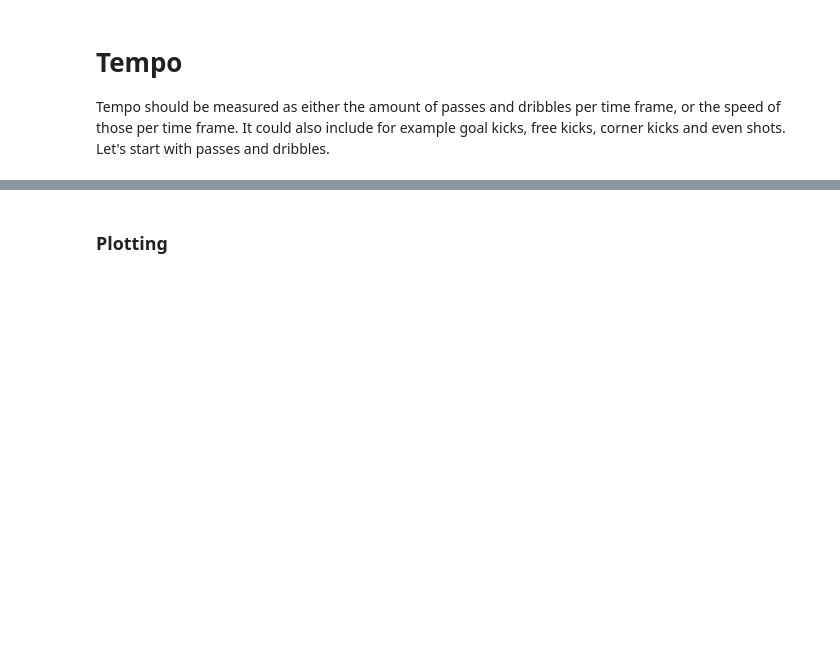
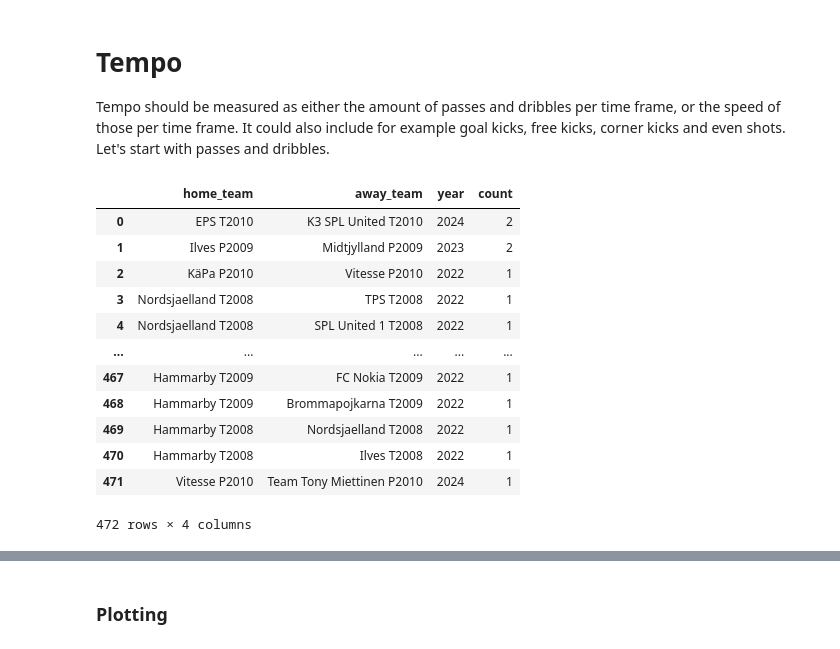
Before and after one commit to konstanyman/thesis_analysis, a Jupyter notebook: processing/tempo.ipynb, the cells around one changed output, grey strips where cells are left out. Cells and saved outputs as stored; diff of their text form; code cells hidden in the pictures; blank space fills up the shorter version.

```diff
--- a/processing/tempo.ipynb
+++ b/processing/tempo.ipynb
@@ -12,4 +12,22 @@ import numpy as np
 # %%
 # read data
 df = pd.read_csv('../data/timelines.csv')
+# %%
+# unique match pairs
+unique_match_ids = df['match_id'].unique()
+df[(df['match_id'].isin(unique_match_ids)) & (df['match_id'] != df['match_id'].shift(1))][['home_team', 'away_team', 'year']].value_counts().reset_index(name='count')
+# %% [output]
+|  | home_team | away_team | year | count |
+| 0 | EPS T2010 | K3 SPL United T2010 | 2024 | 2 |
+| 1 | Ilves P2009 | Midtjylland P2009 | 2023 | 2 |
+| 2 | KäPa P2010 | Vitesse P2010 | 2022 | 1 |
+| 3 | Nordsjaelland T2008 | TPS T2008 | 2022 | 1 |
+| 4 | Nordsjaelland T2008 | SPL United 1 T2008 | 2022 | 1 |
+| ... | ... | ... | ... | ... |
+| 467 | Hammarby T2009 | FC Nokia T2009 | 2022 | 1 |
+| 468 | Hammarby T2009 | Brommapojkarna T2009 | 2022 | 1 |
+| 469 | Hammarby T2008 | Nordsjaelland T2008 | 2022 | 1 |
+| 470 | Hammarby T2008 | Ilves T2008 | 2022 | 1 |
+| 471 | Vitesse P2010 | Team Tony Miettinen P2010 | 2024 | 1 |
+472 rows × 4 columns
 # %%
```
Also changed, not shown: parts of 15 cells of this notebook.
